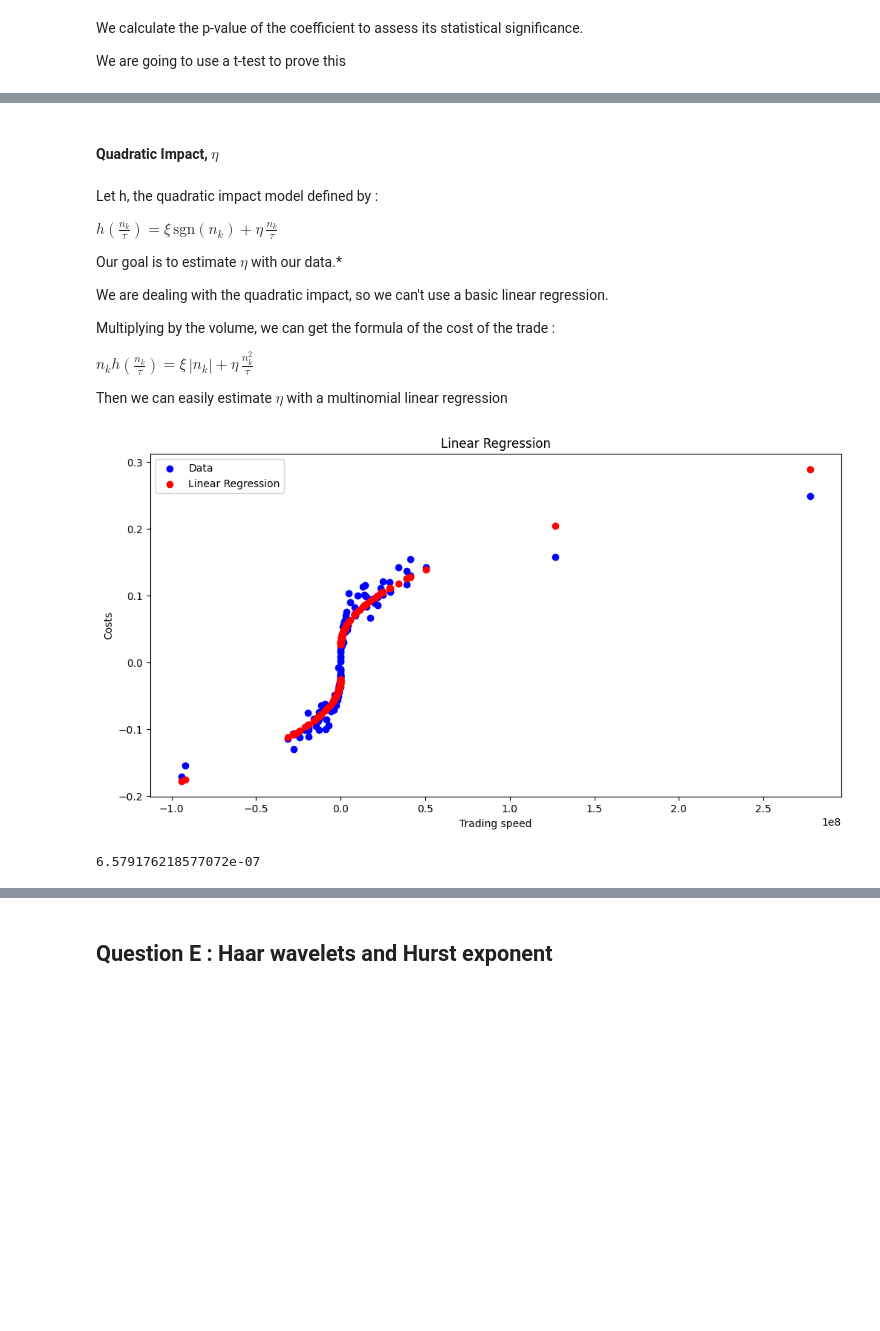
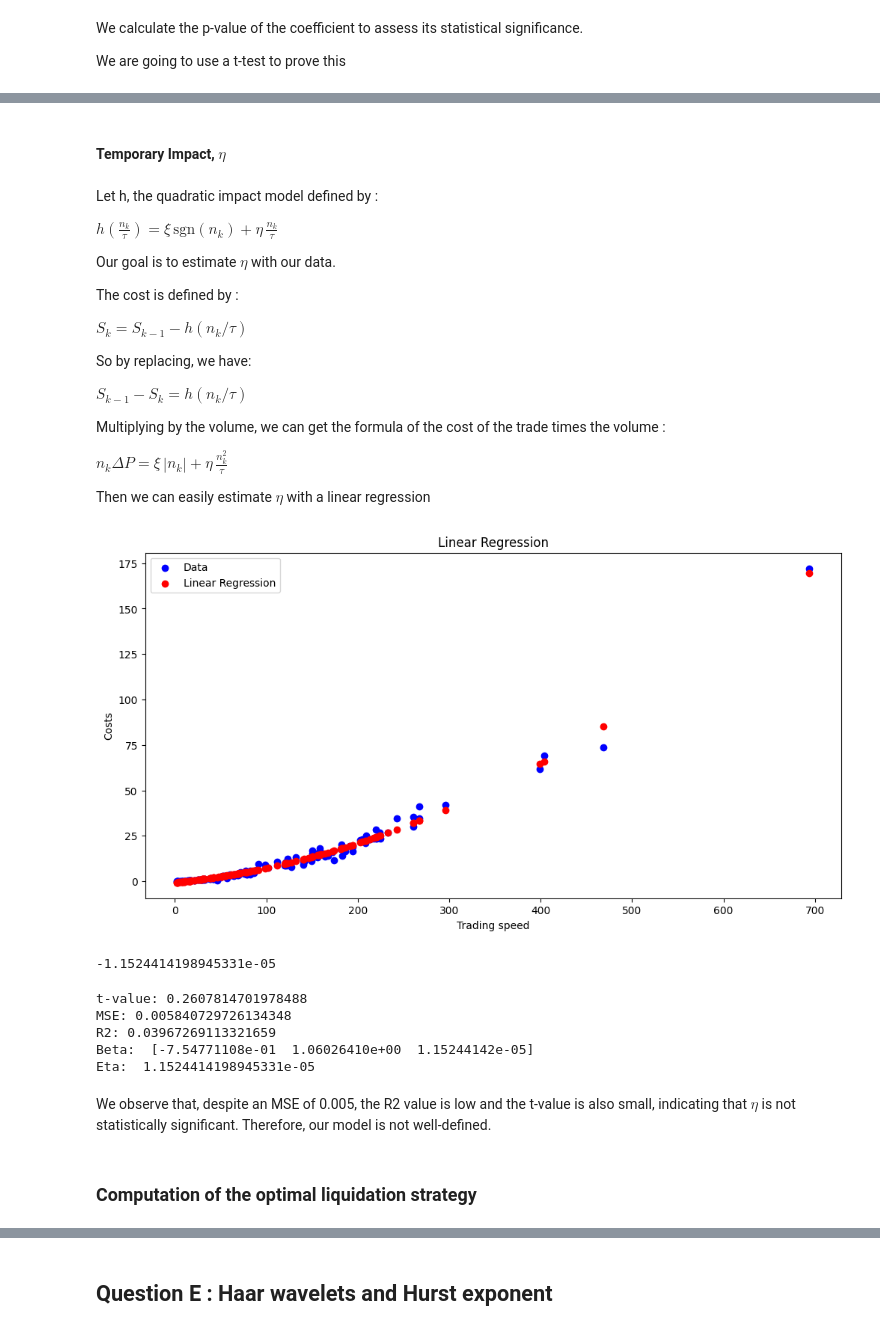
Before and after one commit to nathan6292/Market-Risk-Final-Project, a Jupyter notebook: Nathan_Fleury, Julien_Gilles - Project.ipynb, the cells around one changed output, grey strips where cells are left out. Saved outputs shown, nothing was run; the diff lists cells and outputs as text; code cells hidden in the pictures; blank space fills up the shorter version.

```diff
--- a/Nathan_Fleury, Julien_Gilles - Project.ipynb
+++ b/Nathan_Fleury, Julien_Gilles - Project.ipynb
@@ -2025,44 +2004,68 @@ So, gamma is statistically significant for our model
 # %% [markdown]
-#### Quadratic Impact, $\eta$
+#### Temporary Impact, $\eta$
 # %% [markdown]
 
 Let h, the quadratic impact model defined by :
 
 $ h\left(\frac{n_k}{\tau}\right) = \xi \, \text{sgn}(n_k) + \eta \, \frac{n_k}{\tau}$
 
-Our goal is to estimate $\eta$ with our data.*
+Our goal is to estimate $\eta$ with our data.
 
-We are dealing with the quadratic impact, so we can't use a  basic linear regression.
+The cost is defined by :
 
-Multiplying by the volume, we can get the formula of the cost of the trade :
+$ S_k = S_{k-1} - h(n_k/\tau) $
 
-$ n_kh\left(\frac{n_k}{\tau}\right) = \xi \, \left|n_k \right|+ \eta \, \frac{n_k^2}{\tau}$
+So by replacing, we have:
 
-Then we can easily estimate $\eta$ with a multinomial linear regression
+$ S_{k-1} - S_k= h(n_k/\tau) $
+
+Multiplying by the volume, we can get the formula of the cost of the trade times the volume :
+
+$ n_k \Delta P = \xi \, \left|n_k \right|+ \eta \, \frac{n_k^2}{\tau}$
+
+Then we can easily estimate $\eta$ with a linear regression
 # %%
-bid_ask_signed = (data['bid-ask spread']/2)*data['Sign of the transaction']*v
+bid_ask = (data['bid-ask spread']/2).mean()
 costs = data['costs']
 # %%
-X_eta = np.column_stack((np.sign(v), v/tau))
+X_eta = np.column_stack((np.sign(v)*bid_ask*v, v*v/tau))
 X_eta = np.hstack((np.ones((len(X_eta), 1)), X_eta))
-y_eta = costs
+y_eta = costs*v
 
-coef_eta = linear_regression_eta(X_eta, y_eta)
+coef_eta = linear_regression(X_eta, y_eta)
 coef_eta
 
 # Plot the linear regression
 plt.figure(figsize=(12, 6))
-plt.scatter(np.sign(v)*v**2, costs, color='blue', label='Data')
-plt.scatter(np.sign(v)*v**2, np.dot(X_eta, coef_eta), color='red', label='Linear Regression')
+plt.scatter(np.sign(v)*v, costs*v, color='blue', label='Data')
+plt.scatter(np.sign(v)*v, np.dot(X_eta, coef_eta), color='red', label='Linear Regression')
 plt.title('Linear Regression')
 plt.xlabel('Trading speed')
 plt.ylabel('Costs')
 plt.legend()
 plt.show()
 # %% [output]
-[figure, old version]
+[figure, new version]
 # %%
 eta = coef_eta[2]
 print(eta)
 # %% [output]
-6.579176218577072e-07
+-1.1524414198945331e-05
+# %%
+t_test = stat(data['volume of the transaction (if known)'], data['costs'], eta)
+print(f't-value: {t_test[0]}')
+print(f'MSE: {t_test[1]}')
+print(f'R2: {t_test[2]}')
+
+print("Beta: ", coef_eta)
+print("Eta: ", eta)
+# %% [output]
+t-value: 0.2607814701978488
+MSE: 0.005840729726134348
+R2: 0.03967269113321659
+Beta:  [-7.54771108e-01  1.06026410e+00  1.15244142e-05]
+Eta:  1.1524414198945331e-05
+# %% [markdown]
+We observe that, despite an MSE of 0.005, the R2 value is low and the t-value is also small, indicating that $\eta$ is not statistically significant. Therefore, our model is not well-defined.
+# %% [markdown]
+### Computation of the optimal liquidation strategy
```
Also changed, not shown: parts of 16 cells of this notebook, 4 other files.
